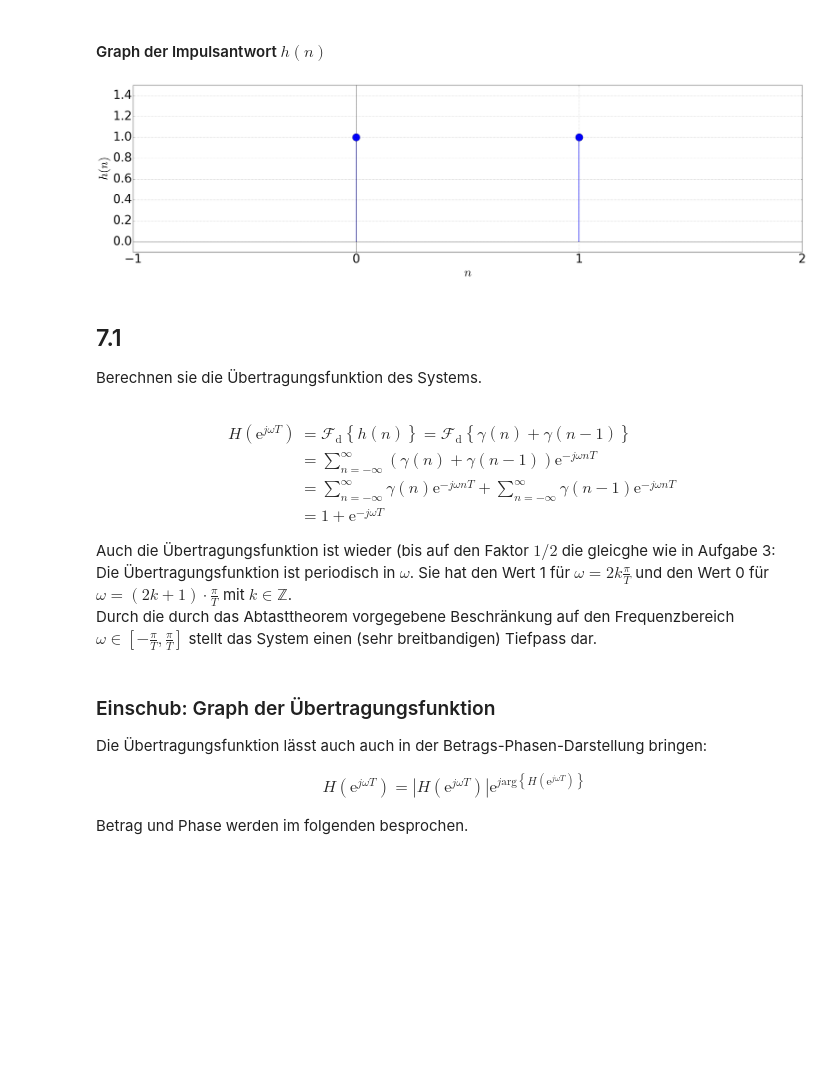
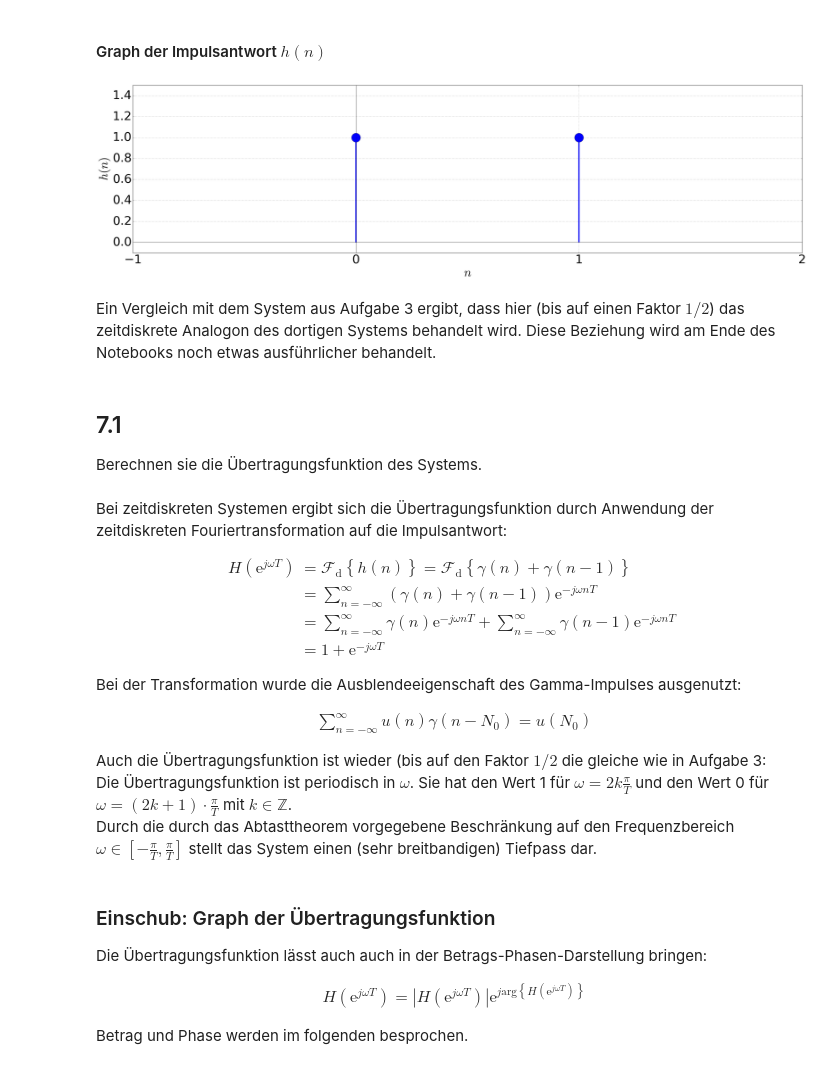
Before and after one commit to fgnt/nachrichtentechnik, a Jupyter notebook: notebooks/Uebungen/A7_Zeitdiskrete_Systeme.ipynb, the cells around one changed output. Saved outputs shown, nothing was run; the diff lists cells and outputs as text; code cells hidden in the pictures; blank space fills up the shorter version.

```diff
--- a/notebooks/Uebungen/A7_Zeitdiskrete_Systeme.ipynb
+++ b/notebooks/Uebungen/A7_Zeitdiskrete_Systeme.ipynb
@@ -25,21 +24,25 @@ Gegeben ist ein zeitdiskretes System mit der Impulsantwort $h(n) = \gamma(n) + \
 # %% [markdown]
 #### Graph der Impulsantwort $h(n)$
 # %%
-plt.grid()
+plt.axvline(lw=0.75, c='k')
+plt.plot([0, 1], [1, 1], 'bo', ms=30)
+plt.xticks(np.arange(-1, 3))
+plt.vlines([0, 1], 0, [1, 1], 'b', lw=4)
+plt.axhline(lw=0.75, c='k')
 plt.xlim((-1, 2))
 plt.ylim((-0.1, 1.5))
-plt.axvline(linewidth=0.75, color='k')
-plt.plot([0, 1], [1, 1], 'bo', markersize=25)
-plt.xticks(np.arange(-1, 3))
-plt.vlines([0, 1], 0, [1, 1], 'b')
-plt.axhline(linewidth=0.75, color='k')
+plt.grid(True)
 setLabels(r'$n$', r'$h(n)$')
 # %% [output]
-[figure, old version]
+[figure, new version]
+# %% [markdown]
+Ein Vergleich mit dem System aus Aufgabe 3 ergibt, dass hier (bis auf einen Faktor $1/2$) das zeitdiskrete Analogon des dortigen Systems behandelt wird. Diese Beziehung wird am Ende des Notebooks noch etwas ausführlicher behandelt.
 # %% [markdown]
 ## 7.1
 Berechnen sie die Übertragungsfunktion des Systems.
 # %% [markdown]
+Bei zeitdiskreten Systemen ergibt sich die Übertragungsfunktion durch Anwendung der zeitdiskreten Fouriertransformation auf die Impulsantwort:
+
 \begin{align}
     H \left(\mathrm{e}^{j\omega T}\right) &= \mathcal{F}_\text{d} \left\{ h(n) \right\} = \mathcal{F}_\text{d} \left\{ \gamma(n) + \gamma(n-1) \right\} \\
     &= \sum_{n=-\infty}^{\infty} \left( \gamma(n) + \gamma(n-1) \right) \mathrm{e}^{-j\omega n T}  \\
@@ -47,7 +50,13 @@ Berechnen sie die Übertragungsfunktion des Systems.
     &= 1 + \mathrm{e}^{-j\omega T}
 \end{align}
 
-Auch die Übertragungsfunktion ist wieder (bis auf den Faktor $1/2$ die gleicghe wie in Aufgabe 3:
+Bei der Transformation wurde die Ausblendeeigenschaft des Gamma-Impulses ausgenutzt:
+
+\begin{align}
+    \sum_{n=-\infty}^{\infty} u(n) \gamma(n- N_0) = u(N_0)
+\end{align}
+
+Auch die Übertragungsfunktion ist wieder (bis auf den Faktor $1/2$ die gleiche wie in Aufgabe 3:
 Die Übertragungsfunktion ist periodisch in $\omega$. Sie hat den Wert 1 für $\omega = 2k \frac{\pi}{T}$ und den Wert 0 für $\omega = (2k+1)\cdot \frac{\pi}{T}$ mit $k \in \mathbb{Z}$.
 Durch die durch das Abtasttheorem vorgegebene Beschränkung auf den Frequenzbereich $\omega \in \left[ -\frac{\pi}{T}, \frac{\pi}{T} \right]$ stellt das System einen (sehr breitbandigen) Tiefpass dar.
 # %% [markdown]
```
Also changed, not shown: parts of 8 cells of this notebook.
